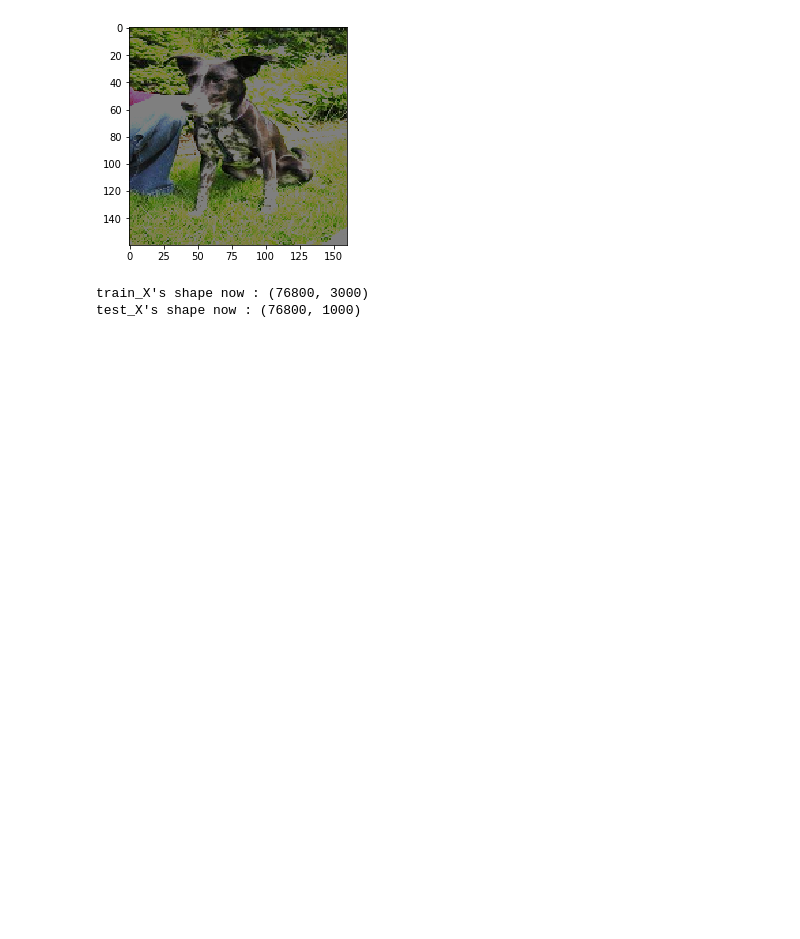
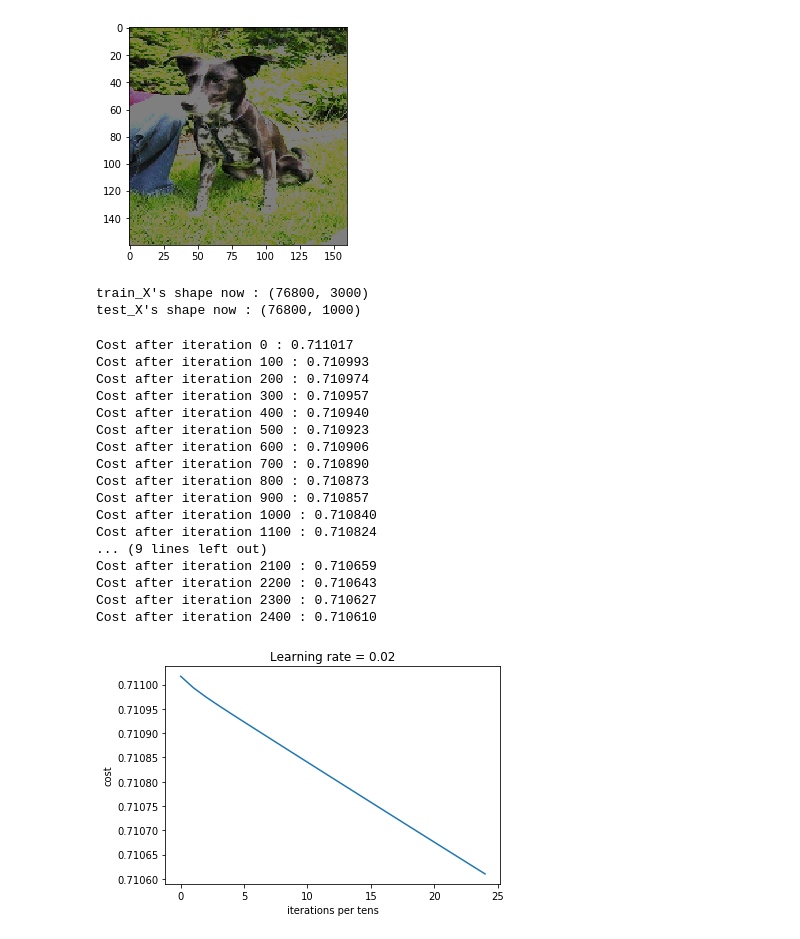
Before and after one commit to thewinterknight14/frost_queen, a Jupyter notebook: cat_vs_dog_classifier.py.ipynb, the cells around one changed output. Drawn from its saved outputs; the diff is of its cells as text; code cells hidden in the pictures; blank space fills up the shorter version.

```diff
--- a/cat_vs_dog_classifier.py.ipynb
+++ b/cat_vs_dog_classifier.py.ipynb
@@ -52,15 +52,18 @@ def L_layer_model(X, Y, layer_dims, learning_rate = 0.02, num_iterations = 3000,
     np.random.seed(1)
     costs = []
 
-    parameters = initialize_parameters(layer_dims, init_type="he")
+    parameters = initialize_parameters(layer_dims, init_type="random")
+
+    lambd = 0.7
+    keep_prob = 1
 
     # loop - gradient descent
     for i in range(0, num_iterations):
-        AL, caches = L_model_forward(X, parameters, keep_prob=0.5)
+        AL, caches = L_model_forward(X, parameters, keep_prob)
 
-        cost = compute_cost(AL, Y, parameters, lambd=0.7)
+        cost = compute_cost(AL, Y, parameters, lambd)
 
-        grads = L_model_backward(AL, Y, caches, lambd=0.7, keep_prob=0.5)
+        grads = L_model_backward(AL, Y, caches, lambd, keep_prob)
 
         parameters = update_parameters_with_gd(parameters, grads, learning_rate)
 
@@ -79,10 +82,29 @@ def L_layer_model(X, Y, layer_dims, learning_rate = 0.02, num_iterations = 3000,
     return parameters
 # %%
 # # Four Layer Model
-# layer_dims = [76800, 20, 7, 5, 1]     # 4 - layer model
+layer_dims = [76800, 20, 7, 5, 1]     # 4 - layer model
 
 # # Training the L-layer model
-# parameters = L_layer_model(train_X, train_Y, layer_dims, num_iterations = 2500, print_cost = True)
+parameters = L_layer_model(train_X, train_Y, layer_dims, num_iterations = 2500, print_cost = True)
+# %% [output]
+Cost after iteration 0 : 0.711017
+Cost after iteration 100 : 0.710993
+Cost after iteration 200 : 0.710974
+Cost after iteration 300 : 0.710957
+Cost after iteration 400 : 0.710940
+Cost after iteration 500 : 0.710923
+Cost after iteration 600 : 0.710906
+Cost after iteration 700 : 0.710890
+Cost after iteration 800 : 0.710873
+Cost after iteration 900 : 0.710857
+Cost after iteration 1000 : 0.710840
+Cost after iteration 1100 : 0.710824
+... (9 lines left out)
+Cost after iteration 2100 : 0.710659
+Cost after iteration 2200 : 0.710643
+Cost after iteration 2300 : 0.710627
+Cost after iteration 2400 : 0.710610
+[figure, added]
 # %%
 def L_layer_Optimized_model(X, Y, layer_dims, lambd=0.7, keep_prob=0.5, optimizer="grad_descent", learning_rate=0.02, mini_batch_size=64, beta=0.9, beta1=0.9, beta2=0.999, epsilon=1e-8, num_epochs=2500, print_cost=True):
     L = len(layer_dims)
```
Also changed, not shown: parts of 2 cells of this notebook.
